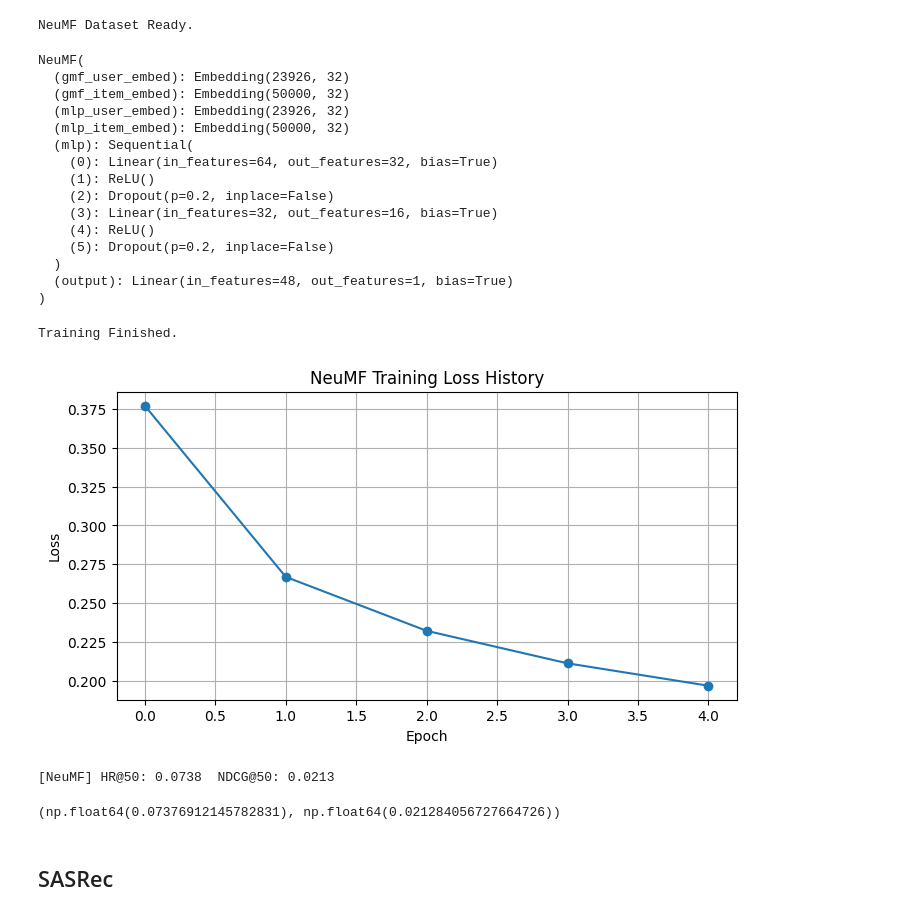
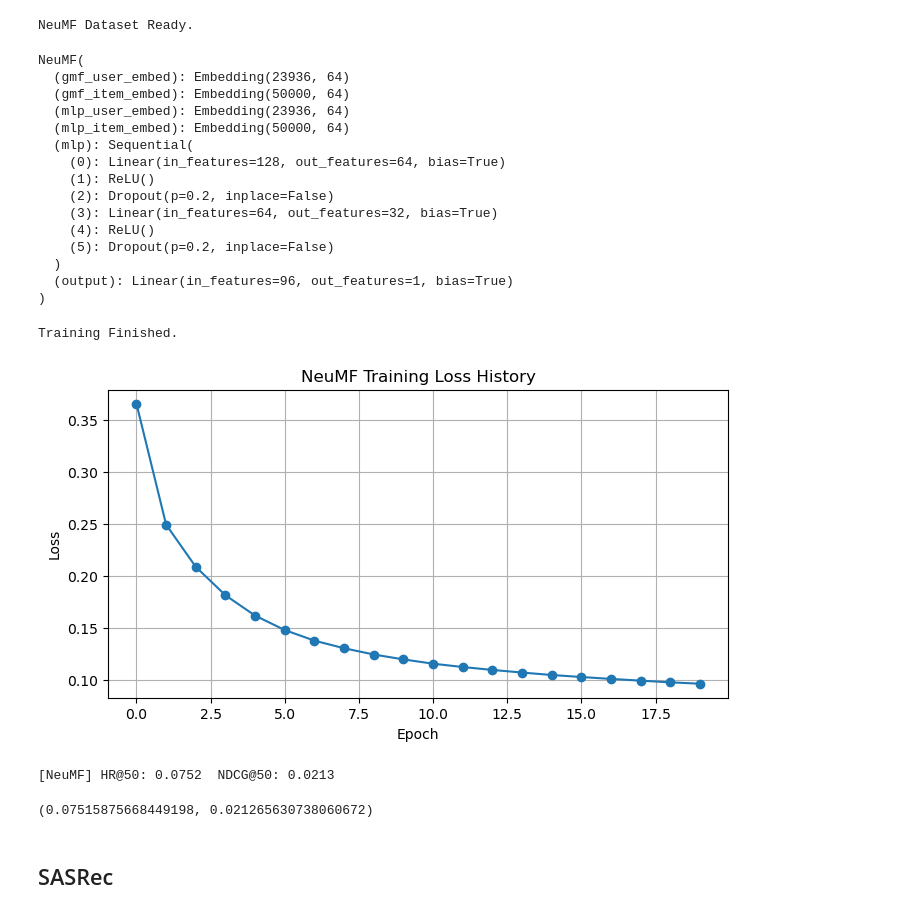
Before and after one commit to Yuhengli77/Recommendation-System-for-Short-Video-Streams, a Jupyter notebook: notebook/EDA&Data_Processing.ipynb, the cells around one changed output. Saved outputs shown, nothing was run; the diff lists cells and outputs as text; code cells hidden in the pictures.

Commit message:
NeuMF 20 Epochs

```diff
--- a/notebook/EDA&Data_Processing.ipynb
+++ b/notebook/EDA&Data_Processing.ipynb
@@ -1,6 +1,15 @@
 # %%
 import pandas as pd
 import numpy as np
+import torch
 
 use_cols = ['user_id', 'item_id', 'timestamp', 'click', 'like', 'follow', 'search']
-df = pd.read_csv('rec_inter.csv', usecols=use_cols)
+df = pd.read_csv('../data/KuaiSAR_final/rec_inter.csv', usecols=use_cols)
+
+# Setup Device (GPU/CPU)
+if torch.cuda.is_available():
+    device = torch.device("cuda")
+    print("Using CUDA GPU")
+else:
+    device = torch.device("cpu")
+    print("Using CPU")
@@ -305,7 +308,7 @@ NeuMF Dataset Ready.
 # 2. NeuMF Model Architecture
 # ==========================================
 class NeuMF(nn.Module):
-    def __init__(self, num_users, num_items, embedding_dim=32):
+    def __init__(self, num_users, num_items, embedding_dim=64):
         super(NeuMF, self).__init__()
 
         # --- GMF Part ---
@@ -360,32 +363,33 @@ class NeuMF(nn.Module):
         return prediction.squeeze()
 
 # Instantiate Model
-model = NeuMF(num_users, num_items, embedding_dim=32).to(device)
+model = NeuMF(num_users, num_items, embedding_dim=64).to(device)
 print(model)
 # %% [output]
 NeuMF(
-  (gmf_user_embed): Embedding(23926, 32)
-  (gmf_item_embed): Embedding(50000, 32)
-  (mlp_user_embed): Embedding(23926, 32)
-  (mlp_item_embed): Embedding(50000, 32)
+  (gmf_user_embed): Embedding(23936, 64)
+  (gmf_item_embed): Embedding(50000, 64)
+  (mlp_user_embed): Embedding(23936, 64)
+  (mlp_item_embed): Embedding(50000, 64)
   (mlp): Sequential(
-    (0): Linear(in_features=64, out_features=32, bias=True)
+    (0): Linear(in_features=128, out_features=64, bias=True)
     (1): ReLU()
     (2): Dropout(p=0.2, inplace=False)
-    (3): Linear(in_features=32, out_features=16, bias=True)
+    (3): Linear(in_features=64, out_features=32, bias=True)
     (4): ReLU()
     (5): Dropout(p=0.2, inplace=False)
   )
-  (output): Linear(in_features=48, out_features=1, bias=True)
+  (output): Linear(in_features=96, out_features=1, bias=True)
 )
 # %%
 # ==========================================
 # 3. Training Loop
 # ==========================================
+from tqdm import tqdm
 criterion = nn.BCEWithLogitsLoss()
 optimizer = optim.Adam(model.parameters(), lr=0.001)
 
-epochs = 5 # For demo, you can increase to 10-20
+epochs = 20
 model.train()
 loss_history = []
 
@@ -443,36 +447,36 @@ K = 50
 # Strategy:
 # 1. Compute user embeddings and item embeddings.
 # 2. But MLP makes it hard to do simple dot product.
 # 3. So we usually do Batch Inference on ALL items for each test user (or a candidate set).
 # Given we have 50k items, we can score all 50k for each test user.
 
 all_items = torch.arange(num_items, device=device)
 
 with torch.no_grad():
     for u in tqdm(test_users, desc="NeuMF Prediction"):
         # Create input: user u repeated 50000 times
         u_tensor = torch.tensor([u], device=device).repeat(num_items)
 
         # Predict scores for all items
         scores = model(u_tensor, all_items)
 
         # Mask seen items
         seen = user_histories.get(u, set())
         if seen:
             seen_idx = torch.tensor(list(seen), device=device)
             scores[seen_idx] = -1e9
 
         # Top-K
         _, top_indices = torch.topk(scores, K)
         neumf_preds[u] = top_indices.cpu().tolist()
 
 # Evaluate
 evaluate_model("NeuMF", test, neumf_preds, K=50)
 # %% [output]
 Training Finished.
-[figure, old version]
+[figure, new version]
-[NeuMF] HR@50: 0.0738  NDCG@50: 0.0213
+[NeuMF] HR@50: 0.0752  NDCG@50: 0.0213
-(np.float64(0.07376912145782831), np.float64(0.021284056727664726))
+(0.07515875668449198, 0.021265630738060672)
 # %% [markdown]
 ## SASRec
 # %%
```
Also changed, not shown: parts of 4 cells of this notebook.
